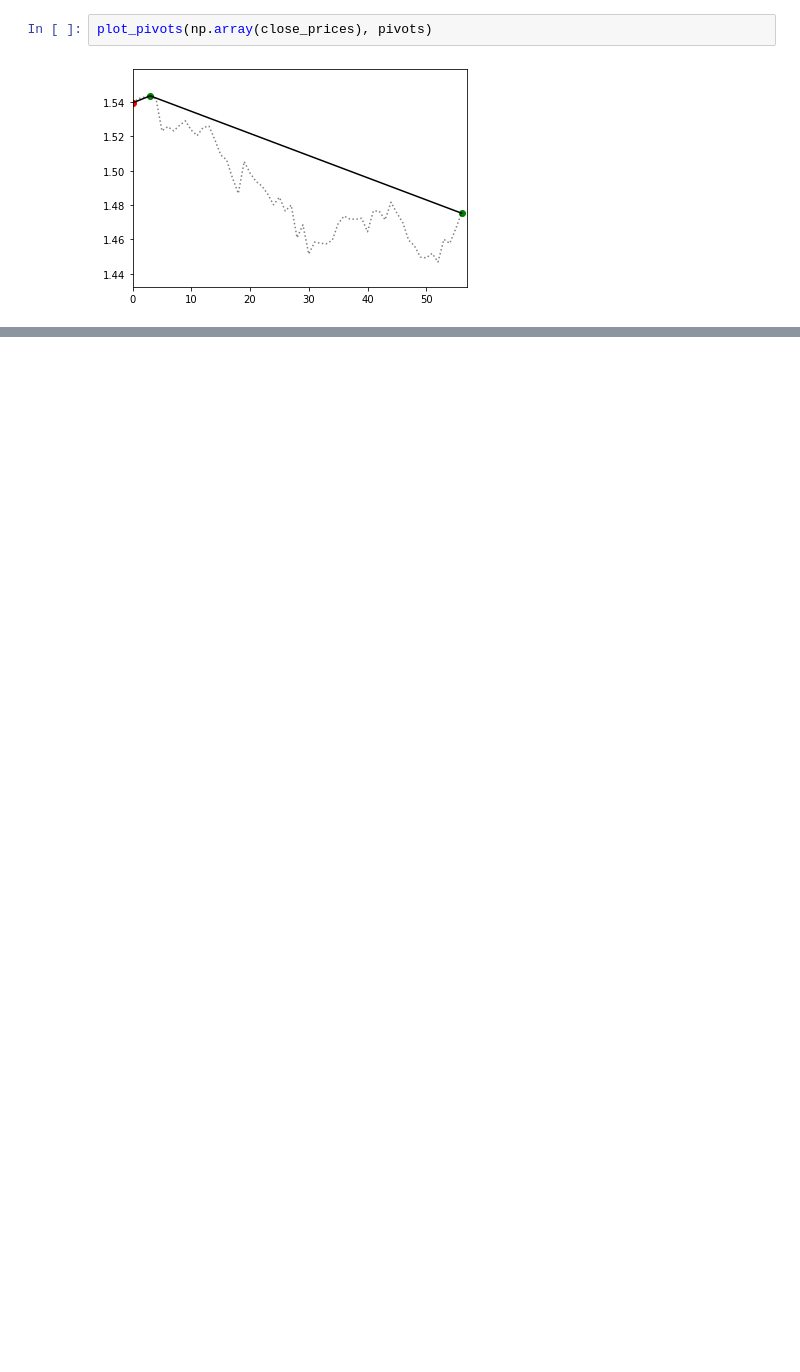
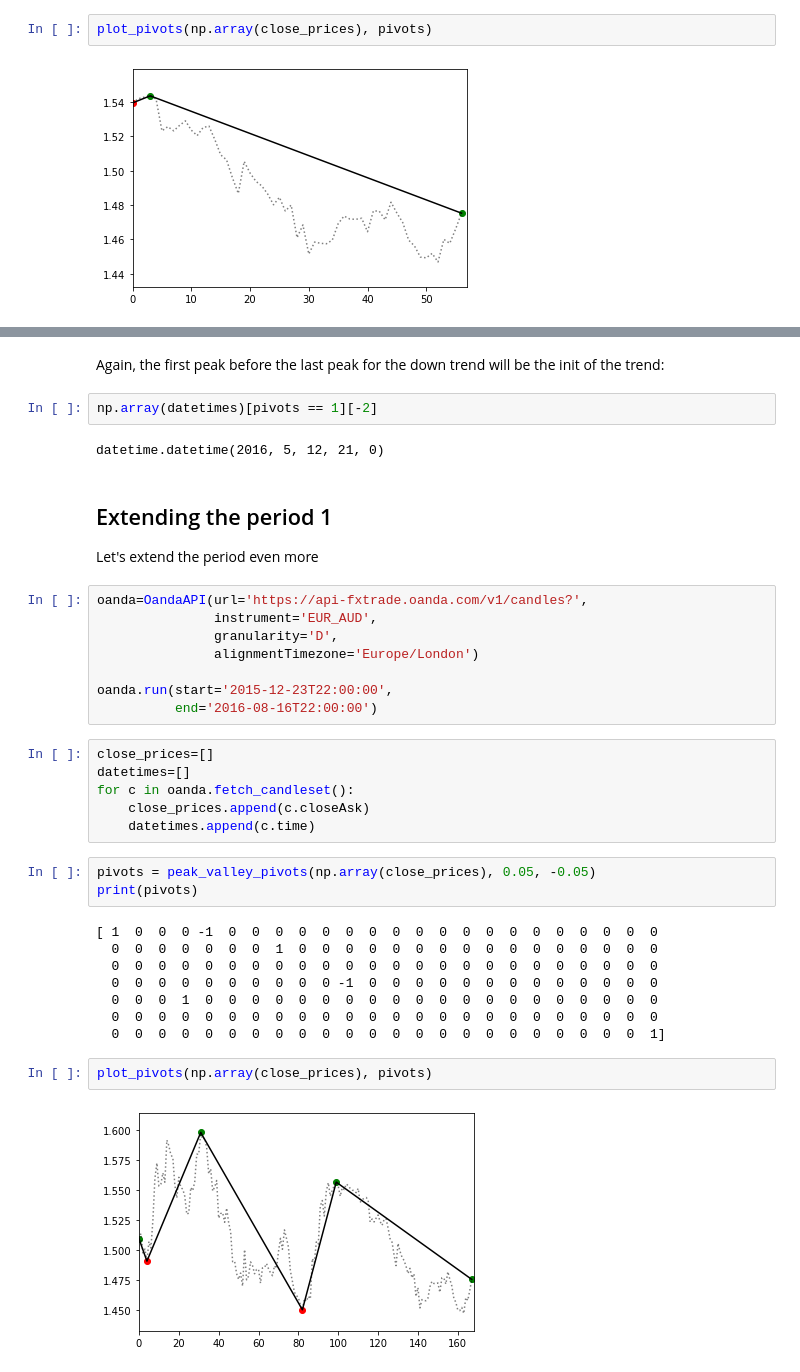
Before and after one commit to FOREXfunguru/FOREX, a Jupyter notebook: learning_nbs/Detecting the start of trend with the zigzag algorithm.ipynb, the cells around one changed output, grey strips where cells are left out. Cells and saved outputs as stored; diff of their text form; blank space fills up the shorter version.

```diff
--- a/learning_nbs/Detecting the start of trend with the zigzag algorithm.ipynb
+++ b/learning_nbs/Detecting the start of trend with the zigzag algorithm.ipynb
@@ -38,0 +170,38 @@ plot_pivots(np.array(close_prices), pivots)
+# %% [markdown]
+Again, the first peak before the last peak for the down trend will be the init of the trend:
+# %%
+np.array(datetimes)[pivots == 1][-2]
+# %% [output]
+datetime.datetime(2016, 5, 12, 21, 0)
+# %% [markdown]
+## Extending the period 1
+Let's extend the period even more
+# %%
+oanda=OandaAPI(url='https://api-fxtrade.oanda.com/v1/candles?',
+               instrument='EUR_AUD',
+               granularity='D',
+               alignmentTimezone='Europe/London')
+
+oanda.run(start='2015-12-23T22:00:00',
+          end='2016-08-16T22:00:00')
+# %%
+close_prices=[]
+datetimes=[]
+for c in oanda.fetch_candleset():
+    close_prices.append(c.closeAsk)
+    datetimes.append(c.time)
+# %%
+pivots = peak_valley_pivots(np.array(close_prices), 0.05, -0.05)
+print(pivots)
+# %% [output]
+[ 1  0  0  0 -1  0  0  0  0  0  0  0  0  0  0  0  0  0  0  0  0  0  0  0
+  0  0  0  0  0  0  0  1  0  0  0  0  0  0  0  0  0  0  0  0  0  0  0  0
+  0  0  0  0  0  0  0  0  0  0  0  0  0  0  0  0  0  0  0  0  0  0  0  0
+  0  0  0  0  0  0  0  0  0  0 -1  0  0  0  0  0  0  0  0  0  0  0  0  0
+  0  0  0  1  0  0  0  0  0  0  0  0  0  0  0  0  0  0  0  0  0  0  0  0
+  0  0  0  0  0  0  0  0  0  0  0  0  0  0  0  0  0  0  0  0  0  0  0  0
+  0  0  0  0  0  0  0  0  0  0  0  0  0  0  0  0  0  0  0  0  0  0  0  1]
+# %%
+plot_pivots(np.array(close_prices), pivots)
+# %% [output]
+[figure, added]
```
Also changed, not shown: parts of 46 cells of this notebook.
